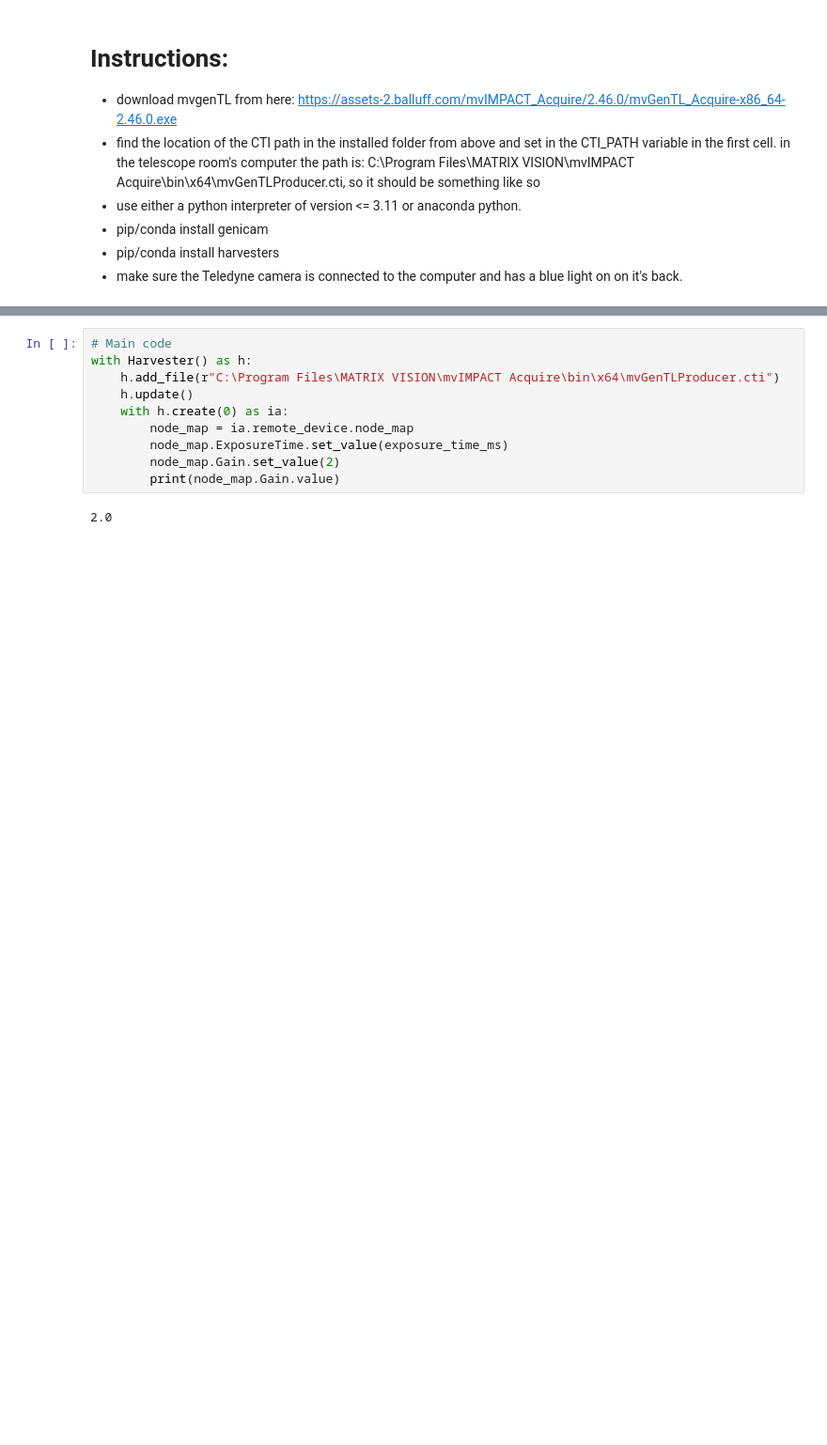
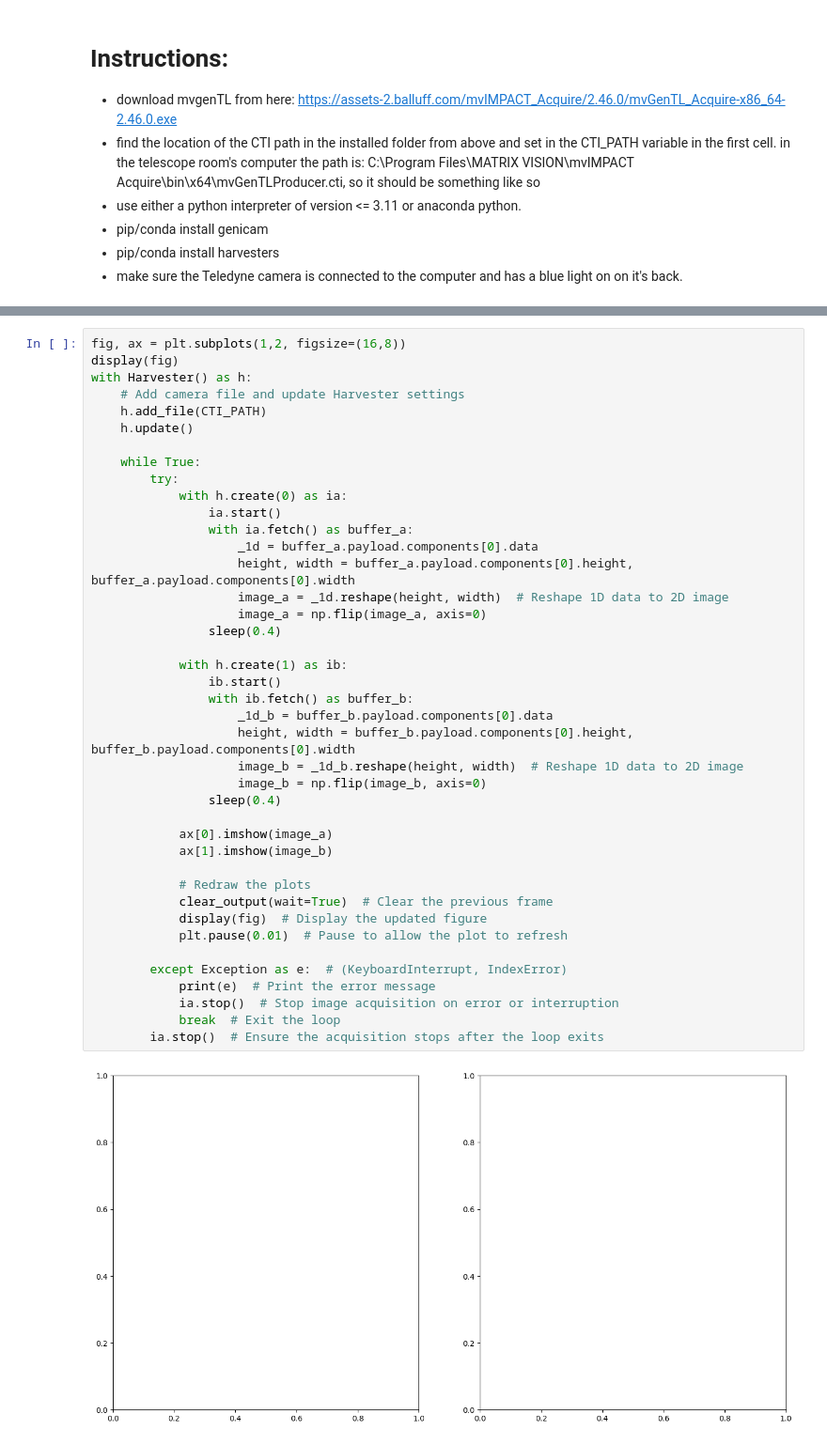
Before and after one commit to osip-lab/os-lab, a Jupyter notebook: utilities/teledyne_camera_viewer.ipynb, the cells around one changed output, grey strips where cells are left out. Shown: that part at 94% size. Drawn from its saved outputs; the diff is of its cells as text; blank space fills up the shorter version.

```diff
--- a/utilities/teledyne_camera_viewer.ipynb
+++ b/utilities/teledyne_camera_viewer.ipynb
@@ -276,12 +282,43 @@ list index out of range
-# %%
-# Main code
-with Harvester() as h:
-    h.add_file(r"C:\Program Files\MATRIX VISION\mvIMPACT Acquire\bin\x64\mvGenTLProducer.cti")
-    h.update()
-    with h.create(0) as ia:
-        node_map = ia.remote_device.node_map
-        node_map.ExposureTime.set_value(exposure_time_ms)
-        node_map.Gain.set_value(2)
-        print(node_map.Gain.value)
-# %% [output]
-2.0
+# %%
+fig, ax = plt.subplots(1,2, figsize=(16,8))
+display(fig)
+with Harvester() as h:
+    # Add camera file and update Harvester settings
+    h.add_file(CTI_PATH)
+    h.update()
+
+    while True:
+        try:
+            with h.create(0) as ia:
+                ia.start()
+                with ia.fetch() as buffer_a:
+                    _1d = buffer_a.payload.components[0].data
+                    height, width = buffer_a.payload.components[0].height, buffer_a.payload.components[0].width
+                    image_a = _1d.reshape(height, width)  # Reshape 1D data to 2D image
+                    image_a = np.flip(image_a, axis=0)
+                sleep(0.4)
+
+            with h.create(1) as ib:
+                ib.start()
+                with ib.fetch() as buffer_b:
+                    _1d_b = buffer_b.payload.components[0].data
+                    height, width = buffer_b.payload.components[0].height, buffer_b.payload.components[0].width
+                    image_b = _1d_b.reshape(height, width)  # Reshape 1D data to 2D image
+                    image_b = np.flip(image_b, axis=0)
+                sleep(0.4)
+
+            ax[0].imshow(image_a)
+            ax[1].imshow(image_b)
+
+            # Redraw the plots
+            clear_output(wait=True)  # Clear the previous frame
+            display(fig)  # Display the updated figure
+            plt.pause(0.01)  # Pause to allow the plot to refresh
+
+        except Exception as e:  # (KeyboardInterrupt, IndexError)
+            print(e)  # Print the error message
+            ia.stop()  # Stop image acquisition on error or interruption
+            break  # Exit the loop
+        ia.stop()  # Ensure the acquisition stops after the loop exits
+# %% [output]
+[figure, added]
```
Also changed, not shown: parts of 5 cells of this notebook, 1 other file.
